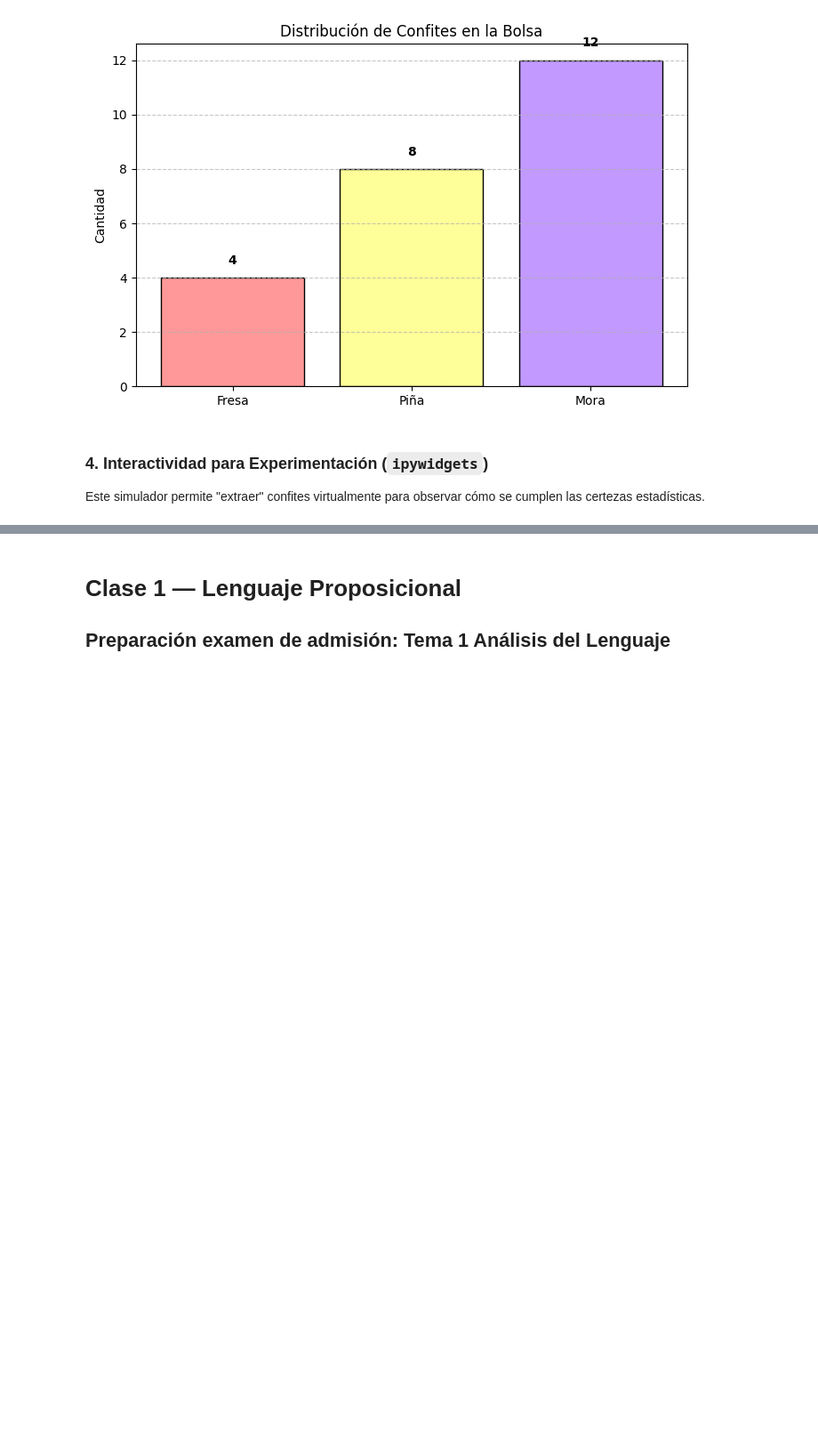
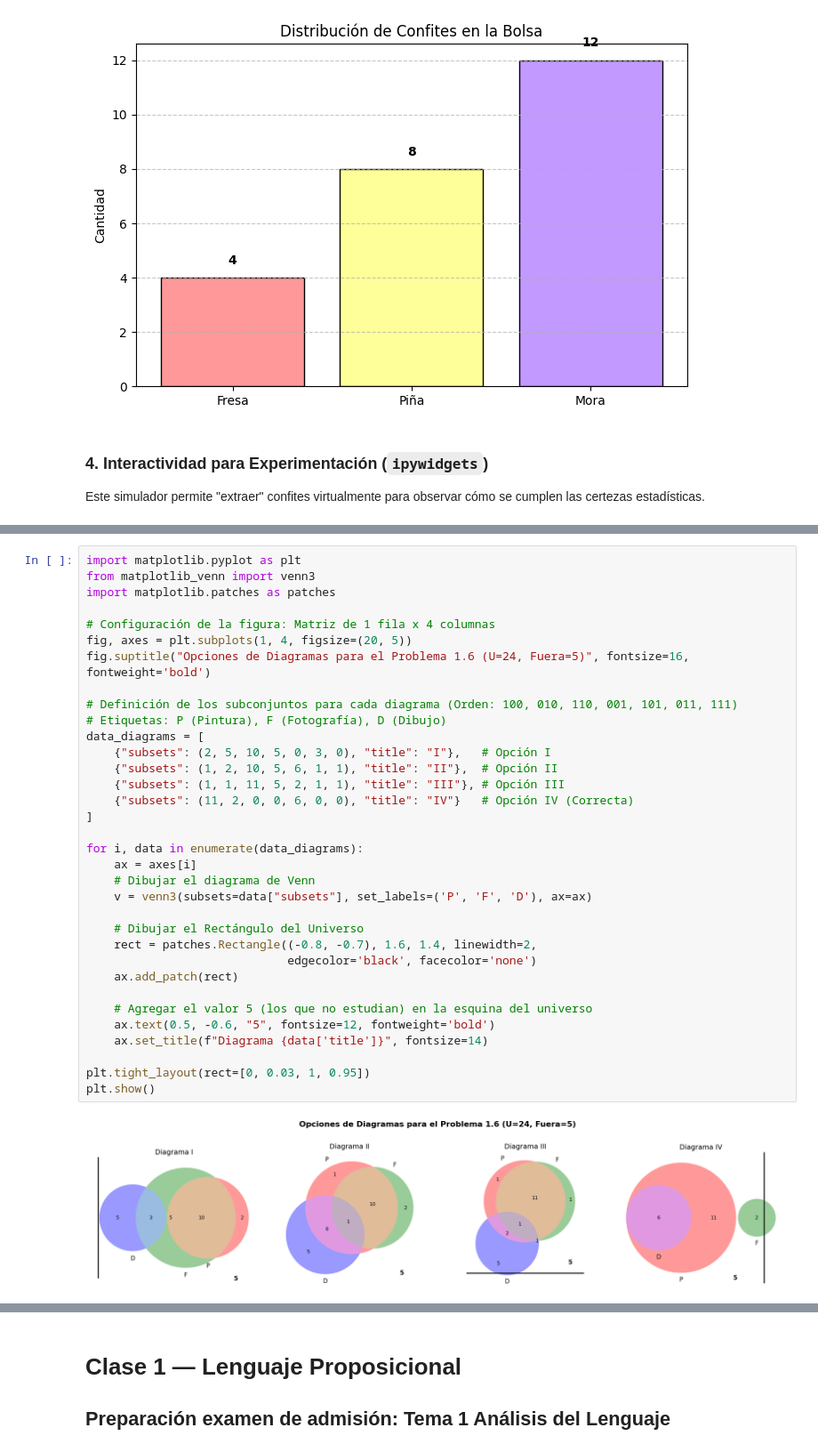
Before and after one commit to marco-canas/camino-udea, a Jupyter notebook: 3_lenguaje_proposicional/clase_01_diagnostico_y_analisis_del_lenguaje/clase1_lenguaje_proposicional.ipynb, the cells around one changed output, grey strips where cells are left out. Shown at 89% size. Saved outputs shown, nothing was run; the diff lists cells and outputs as text; blank space fills up the shorter version.

```diff
--- a/3_lenguaje_proposicional/clase_01_diagnostico_y_analisis_del_lenguaje/clase1_lenguaje_proposicional.ipynb
+++ b/3_lenguaje_proposicional/clase_01_diagnostico_y_analisis_del_lenguaje/clase1_lenguaje_proposicional.ipynb
@@ -286,0 +420,36 @@ interactive(children=(IntSlider(value=4, description='n_ext', max=24, min=1), Ou
+# %%
+import matplotlib.pyplot as plt
+from matplotlib_venn import venn3
+import matplotlib.patches as patches
+
+# Configuración de la figura: Matriz de 1 fila x 4 columnas
+fig, axes = plt.subplots(1, 4, figsize=(20, 5))
+fig.suptitle("Opciones de Diagramas para el Problema 1.6 (U=24, Fuera=5)", fontsize=16, fontweight='bold')
+
+# Definición de los subconjuntos para cada diagrama (Orden: 100, 010, 110, 001, 101, 011, 111)
+# Etiquetas: P (Pintura), F (Fotografía), D (Dibujo)
+data_diagrams = [
+    {"subsets": (2, 5, 10, 5, 0, 3, 0), "title": "I"},   # Opción I
+    {"subsets": (1, 2, 10, 5, 6, 1, 1), "title": "II"},  # Opción II
+    {"subsets": (1, 1, 11, 5, 2, 1, 1), "title": "III"}, # Opción III
+    {"subsets": (11, 2, 0, 0, 6, 0, 0), "title": "IV"}   # Opción IV (Correcta)
+]
+
+for i, data in enumerate(data_diagrams):
+    ax = axes[i]
+    # Dibujar el diagrama de Venn
+    v = venn3(subsets=data["subsets"], set_labels=('P', 'F', 'D'), ax=ax)
+
+    # Dibujar el Rectángulo del Universo
+    rect = patches.Rectangle((-0.8, -0.7), 1.6, 1.4, linewidth=2,
+                             edgecolor='black', facecolor='none')
+    ax.add_patch(rect)
+
+    # Agregar el valor 5 (los que no estudian) en la esquina del universo
+    ax.text(0.5, -0.6, "5", fontsize=12, fontweight='bold')
+    ax.set_title(f"Diagrama {data['title']}", fontsize=14)
+
+plt.tight_layout(rect=[0, 0.03, 1, 0.95])
+plt.show()
+# %% [output]
+[figure, added]
```
Also changed, not shown: parts of 173 cells of this notebook, 3 other files.
